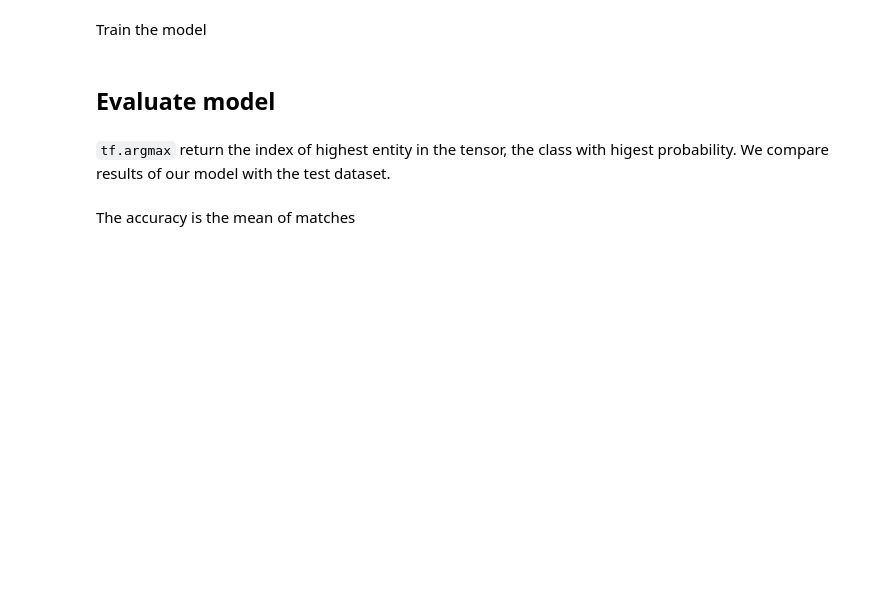
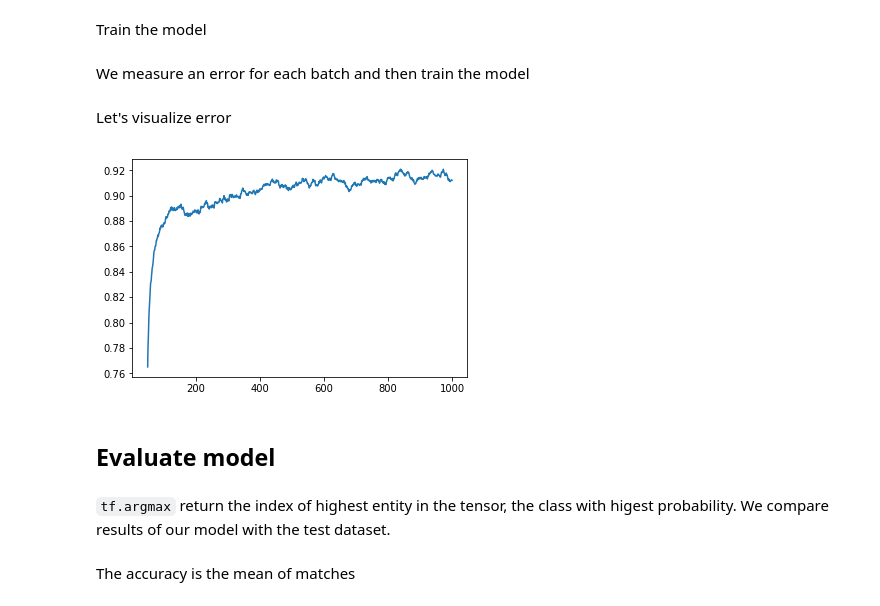
Before and after one commit to fogfish/tf-workspace, a Jupyter notebook: TensorFlow-MNIST-Tutorial.ipynb, the cells around one changed output. Saved outputs shown, nothing was run; the diff lists cells and outputs as text; code cells hidden in the pictures; blank space fills up the shorter version.

```diff
--- a/TensorFlow-MNIST-Tutorial.ipynb
+++ b/TensorFlow-MNIST-Tutorial.ipynb
@@ -91,3 +93,6 @@ train = tf.train.GradientDescentOptimizer(0.5).minimize(cross_entropy)
+# %%
+correct = tf.equal(tf.argmax(y, 1), tf.argmax(y_truth, 1))
+accuracy = tf.reduce_mean(tf.cast(correct, tf.float32))
 # %% [markdown]
 Train the model
 # %%
@@ -95,10 +100,26 @@ session = tf.InteractiveSession()
 globalv = tf.global_variables_initializer()
 
 session.run(globalv)
+# %% [markdown]
+We measure an error for each batch and then train the model
 # %%
+errors = []
 for _ in range(1000):
-  batch_xs, batch_ys = mnist.train.next_batch(100)
-  session.run(train, feed_dict={x: batch_xs, y_truth: batch_ys})
+    batch_xs, batch_ys = mnist.train.next_batch(100)
+    error = session.run(accuracy, feed_dict={x: batch_xs, y_truth: batch_ys})
+    errors.append(error)
+    session.run(train, feed_dict={x: batch_xs, y_truth: batch_ys})
+# %% [markdown]
+Let's visualize error
+# %%
+import matplotlib.pyplot as plt
+import numpy as np
+import warnings
+warnings.simplefilter("ignore", category=RuntimeWarning)
+plt.plot([np.mean(errors[i-50:i]) for i in range(len(errors))])
+plt.show()
+# %% [output]
+[figure, added]
 # %% [markdown]
 ## Evaluate model
 # %% [markdown]
```
Also changed, not shown: parts of 2 cells of this notebook, 4 other files.
